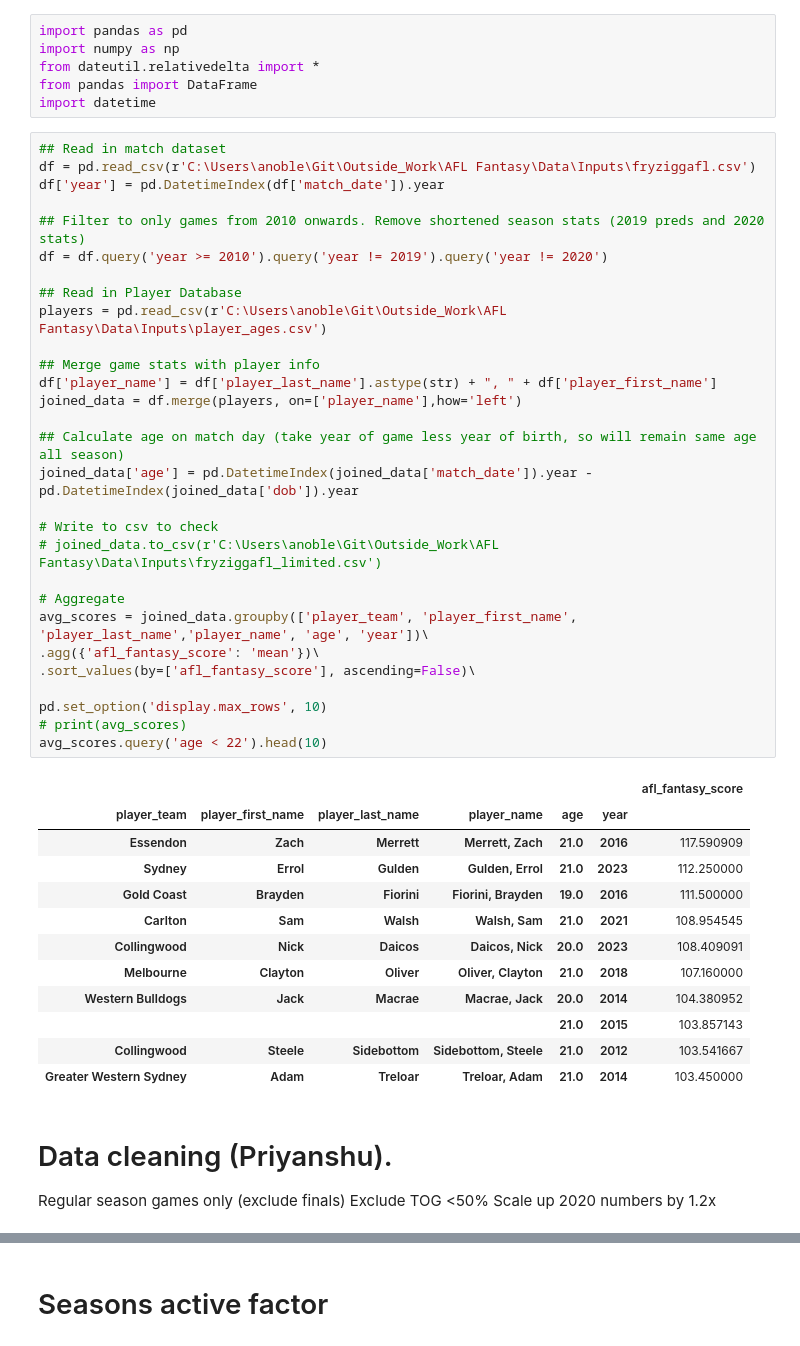
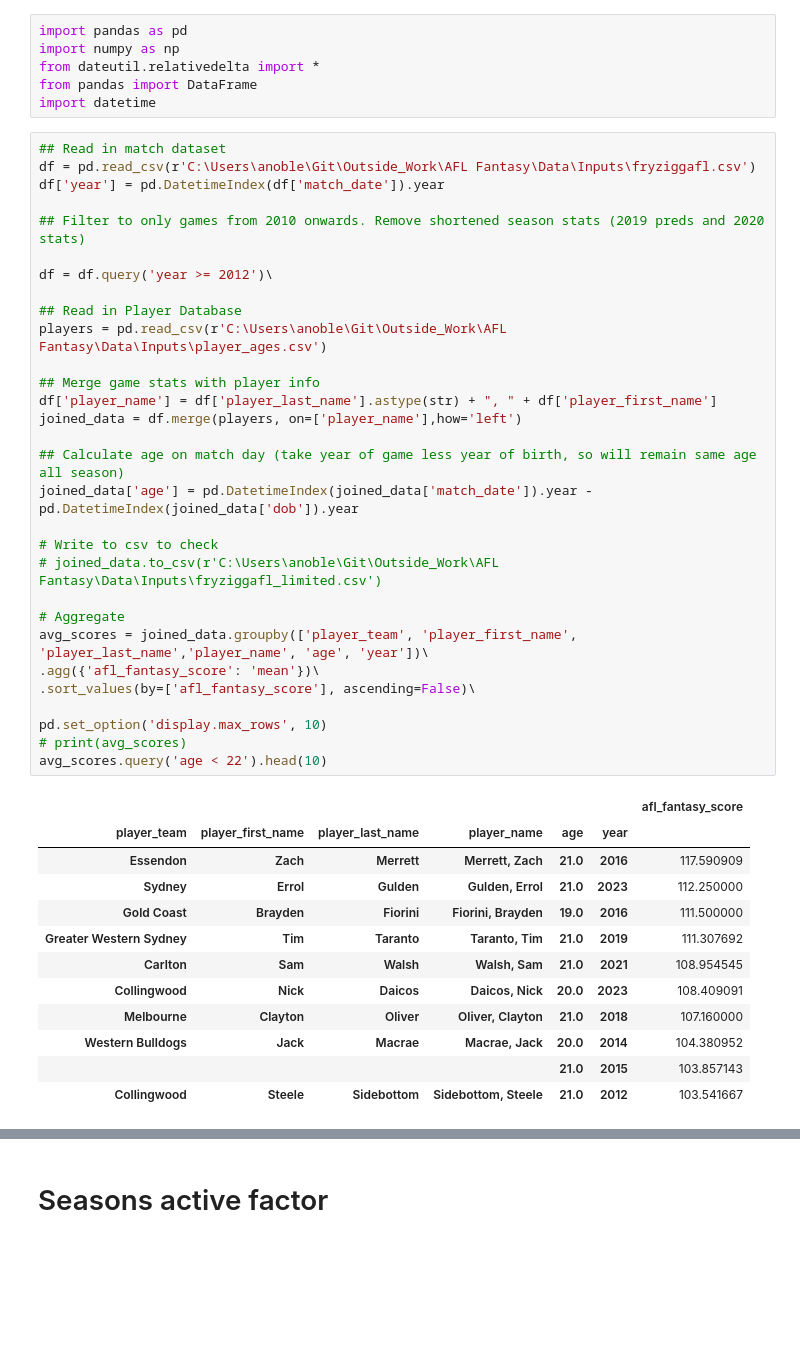
Before and after one commit to malikpri90/Outside_Work, a Jupyter notebook: AFL Fantasy/Factor_build.ipynb, the cells around one changed output, grey strips where cells are left out. Drawn from its saved outputs; the diff is of its cells as text; blank space fills up the shorter version.

```diff
--- a/AFL Fantasy/Factor_build.ipynb
+++ b/AFL Fantasy/Factor_build.ipynb
@@ -10,44 +10,40 @@ df = pd.read_csv(r'C:\Users\anoble\Git\Outside_Work\AFL Fantasy\Data\Inputs\fryz
 df['year'] = pd.DatetimeIndex(df['match_date']).year
 
 ## Filter to only games from 2010 onwards. Remove shortened season stats (2019 preds and 2020 stats)
-df = df.query('year >= 2010').query('year != 2019').query('year != 2020')
+
+df = df.query('year >= 2012')\
 
 ## Read in Player Database
 players = pd.read_csv(r'C:\Users\anoble\Git\Outside_Work\AFL Fantasy\Data\Inputs\player_ages.csv')
 
 ## Merge game stats with player info
 df['player_name'] = df['player_last_name'].astype(str) + ", " + df['player_first_name']
 joined_data = df.merge(players, on=['player_name'],how='left')
 
 ## Calculate age on match day (take year of game less year of birth, so will remain same age all season)
 joined_data['age'] = pd.DatetimeIndex(joined_data['match_date']).year - pd.DatetimeIndex(joined_data['dob']).year
 
 # Write to csv to check
 # joined_data.to_csv(r'C:\Users\anoble\Git\Outside_Work\AFL Fantasy\Data\Inputs\fryziggafl_limited.csv')
 
 # Aggregate
 avg_scores = joined_data.groupby(['player_team', 'player_first_name', 'player_last_name','player_name', 'age', 'year'])\
 .agg({'afl_fantasy_score': 'mean'})\
 .sort_values(by=['afl_fantasy_score'], ascending=False)\
 
 pd.set_option('display.max_rows', 10)
 # print(avg_scores)
 avg_scores.query('age < 22').head(10)
 # %% [output]
 |  |  |  |  |  |  | afl_fantasy_score |
 | player_team | player_first_name | player_last_name | player_name | age | year |  |
 | Essendon | Zach | Merrett | Merrett, Zach | 21.0 | 2016 | 117.590909 |
 | Sydney | Errol | Gulden | Gulden, Errol | 21.0 | 2023 | 112.250000 |
 | Gold Coast | Brayden | Fiorini | Fiorini, Brayden | 19.0 | 2016 | 111.500000 |
+| Greater Western Sydney | Tim | Taranto | Taranto, Tim | 21.0 | 2019 | 111.307692 |
 | Carlton | Sam | Walsh | Walsh, Sam | 21.0 | 2021 | 108.954545 |
 | Collingwood | Nick | Daicos | Daicos, Nick | 20.0 | 2023 | 108.409091 |
 | Melbourne | Clayton | Oliver | Oliver, Clayton | 21.0 | 2018 | 107.160000 |
 | Western Bulldogs | Jack | Macrae | Macrae, Jack | 20.0 | 2014 | 104.380952 |
 |  |  |  |  | 21.0 | 2015 | 103.857143 |
 | Collingwood | Steele | Sidebottom | Sidebottom, Steele | 21.0 | 2012 | 103.541667 |
-| Greater Western Sydney | Adam | Treloar | Treloar, Adam | 21.0 | 2014 | 103.450000 |
-# %% [markdown]
-# Data cleaning (Priyanshu).
-Regular season games only (exclude finals)
-Exclude TOG <50%
-Scale up 2020 numbers by 1.2x
```
Also changed, not shown: parts of 19 cells of this notebook, 1 other file.
